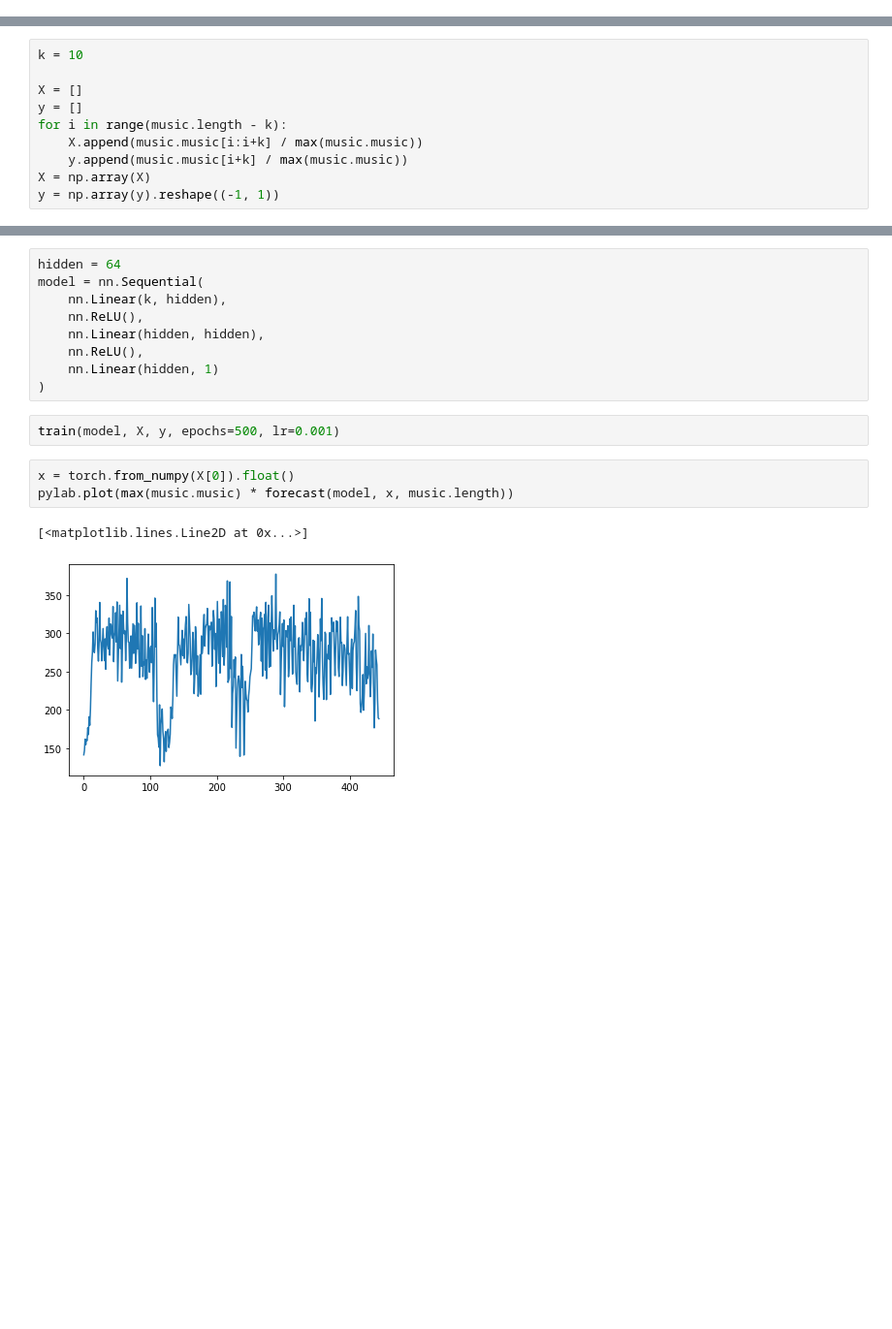
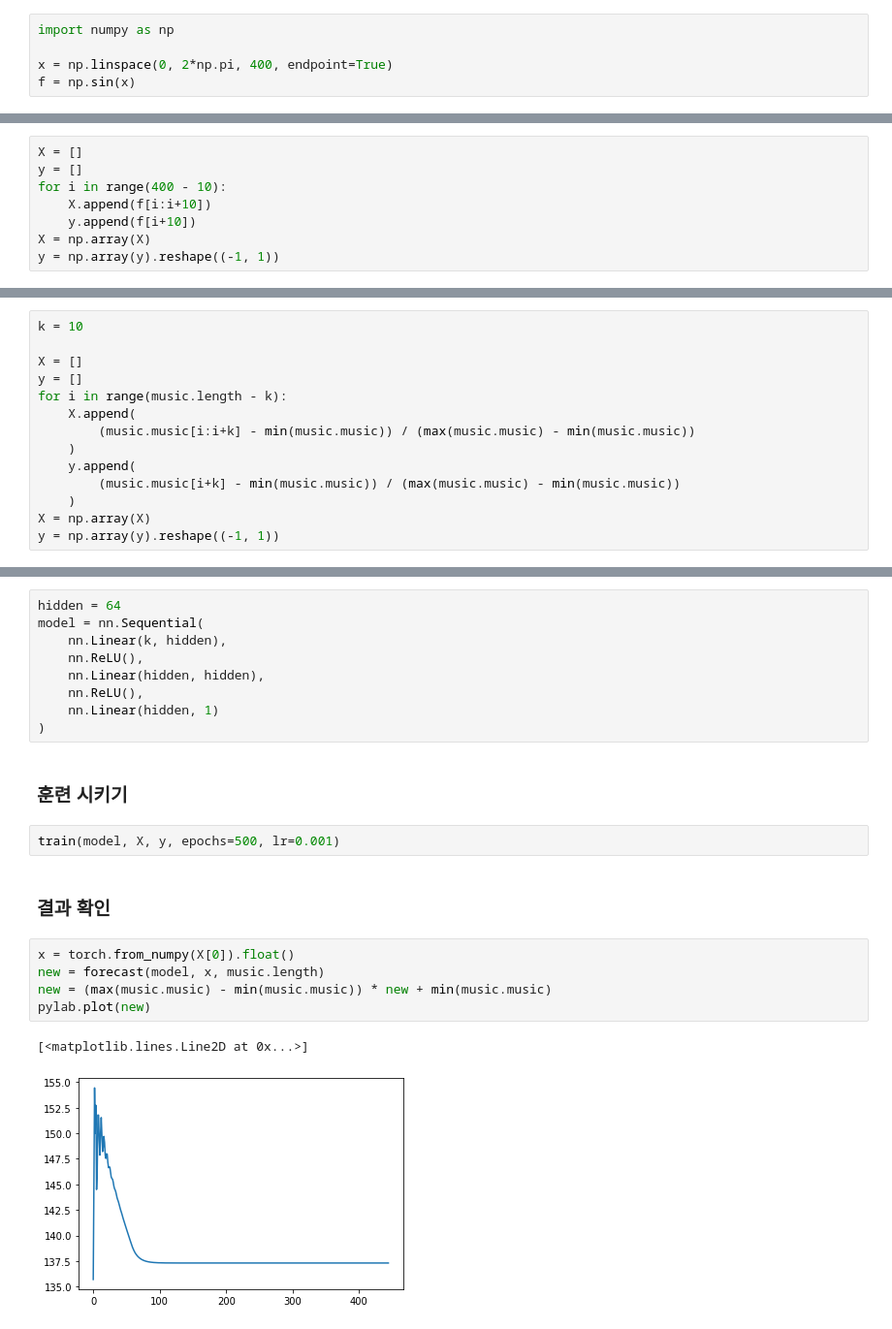
Before and after one commit to postech-minds/math-academy-2th, a Jupyter notebook: 2022-07-21 인공지능 실습.ipynb, the cells around one changed output, grey strips where cells are left out. Shown at 97% size. Cells and saved outputs as stored; diff of their text form; blank space fills up the shorter version.

```diff
--- a/2022-07-21 인공지능 실습.ipynb
+++ b/2022-07-21 인공지능 실습.ipynb
@@ -0,0 +86,5 @@
+# %%
+import numpy as np
+
+x = np.linspace(0, 2*np.pi, 400, endpoint=True)
+f = np.sin(x)
@@ -0,0 +150,8 @@
+# %%
+X = []
+y = []
+for i in range(400 - 10):
+    X.append(f[i:i+10])
+    y.append(f[i+10])
+X = np.array(X)
+y = np.array(y).reshape((-1, 1))
@@ -49,7 +271,11 @@ k = 10
 X = []
 y = []
 for i in range(music.length - k):
-    X.append(music.music[i:i+k] / max(music.music))
-    y.append(music.music[i+k] / max(music.music))
+    X.append(
+        (music.music[i:i+k] - min(music.music)) / (max(music.music) - min(music.music))
+    )
+    y.append(
+        (music.music[i+k] - min(music.music)) / (max(music.music) - min(music.music))
+    )
 X = np.array(X)
 y = np.array(y).reshape((-1, 1))
@@ -62,11 +290,17 @@ model = nn.Sequential(
     nn.ReLU(),
     nn.Linear(hidden, 1)
 )
+# %% [markdown]
+### 훈련 시키기
 # %%
 train(model, X, y, epochs=500, lr=0.001)
+# %% [markdown]
+### 결과 확인
 # %%
 x = torch.from_numpy(X[0]).float()
-pylab.plot(max(music.music) * forecast(model, x, music.length))
+new = forecast(model, x, music.length)
+new = (max(music.music) - min(music.music)) * new + min(music.music)
+pylab.plot(new)
 # %% [output]
 [<matplotlib.lines.Line2D at 0x...>]
-[figure, old version]
+[figure, new version]
```
Also changed, not shown: parts of 74 cells of this notebook, 5 other files.
